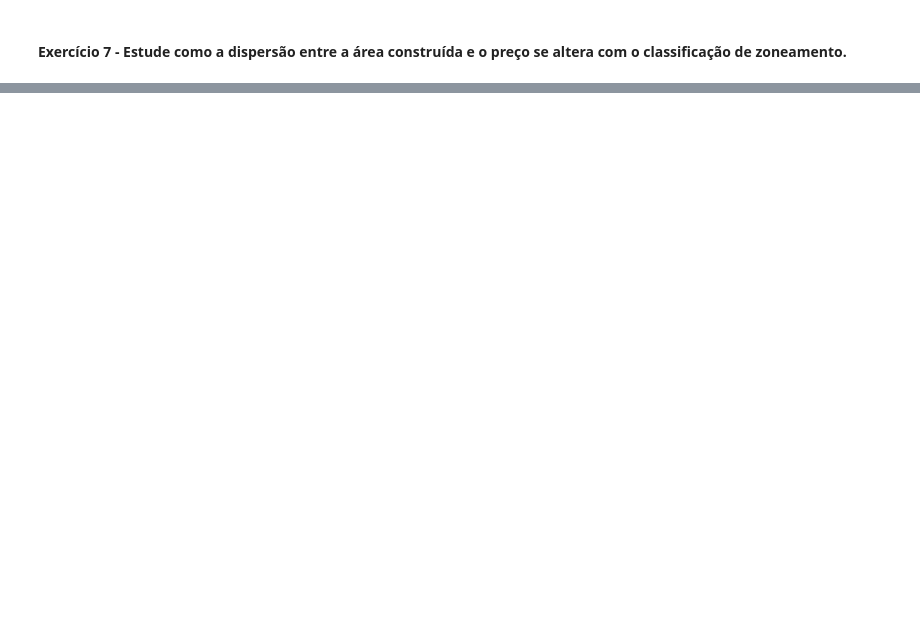
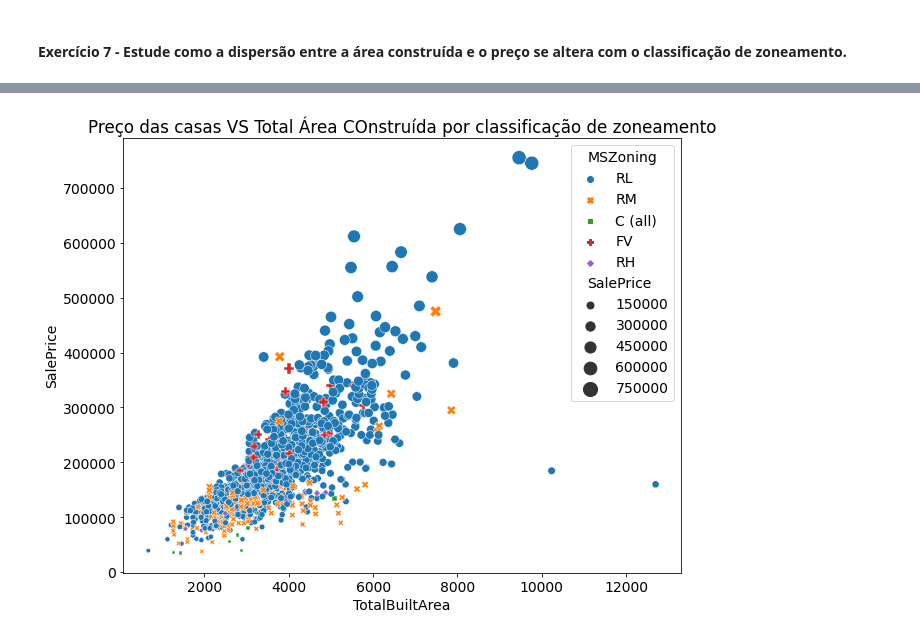
Before and after one commit to Fabiano23/digital_house, a Jupyter notebook: Módulo2/M2A33-MODELAGEM_ESTATISTICA_I/M2A33_PRATICA_INDEPENDENTE_MODELAGEM_ESTATISTICA_I.ipynb, the cells around one changed output, grey strips where cells are left out. Drawn from its saved outputs; the diff is of its cells as text; code cells hidden in the pictures; blank space fills up the shorter version.

```diff
--- a/Módulo2/M2A33-MODELAGEM_ESTATISTICA_I/M2A33_PRATICA_INDEPENDENTE_MODELAGEM_ESTATISTICA_I.ipynb
+++ b/Módulo2/M2A33-MODELAGEM_ESTATISTICA_I/M2A33_PRATICA_INDEPENDENTE_MODELAGEM_ESTATISTICA_I.ipynb
@@ -343,0 +420,16 @@ Os preços das casas estão concentrados em valores de 100 a 200 mil dólares te
+# %%
+#Array com os valores de MsZoning no dataset original
+zoning_values = dados['MSZoning'].values
+
+#COnferindo tamanho do dataframe df_sizes e do array de zoning_values pra conferir se possuem mesmo número de elementos ()
+print(len(zoning_values))
+print(len(df_sizes))
+
+#Primeiros cinco valores de zoning_values
+print(zoning_values[:5])
+
+#Inserindo os valores de zoning_values em df_sizes
+with pd.option_context('mode.chained_assignment', None):
+  df_sizes['MSZoning'] = zoning_values
+
+df_sizes.head()
@@ -343,0 +446,8 @@ Os preços das casas estão concentrados em valores de 100 a 200 mil dólares te
+# %%
+#O parâmetro size retornará o tamanho dos círculos de acordo com o preço das casas: quanto maior preço, maior o círculo
+sns.scatterplot(data=df_sizes, x="TotalBuiltArea", y="SalePrice", hue="MSZoning",
+                style="MSZoning", size= 'SalePrice',  sizes=(20, 200))
+
+plt.title('Preço das casas VS Total Área COnstruída por classificação de zoneamento');
+# %% [output]
+[figure, added]
```
Also changed, not shown: parts of 15 cells of this notebook.
